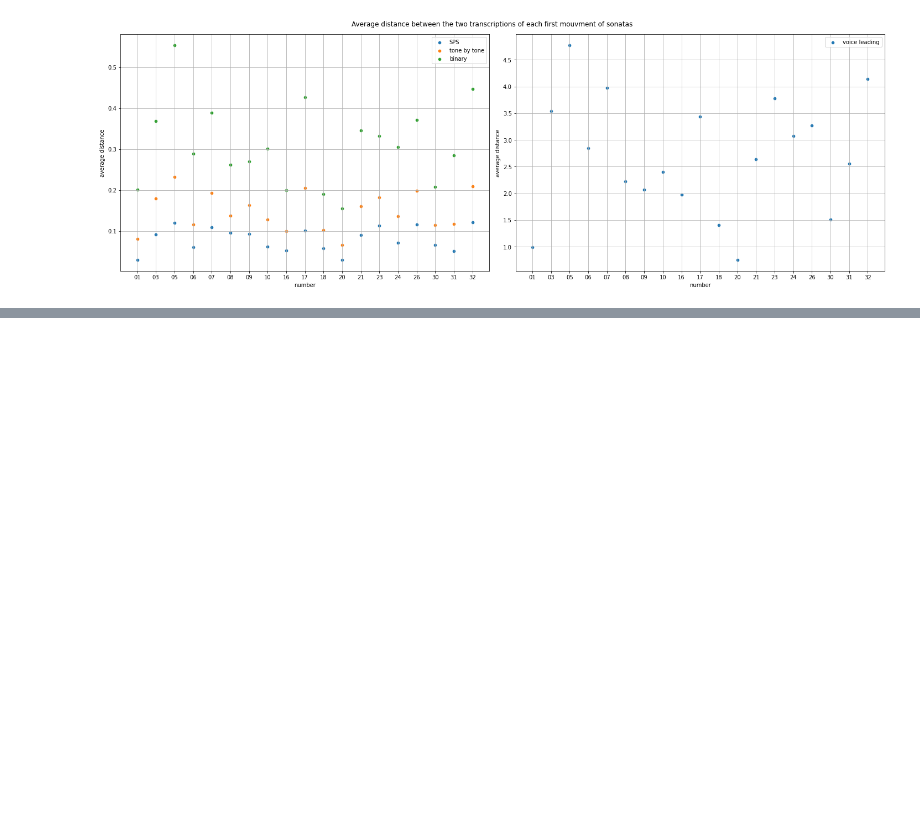
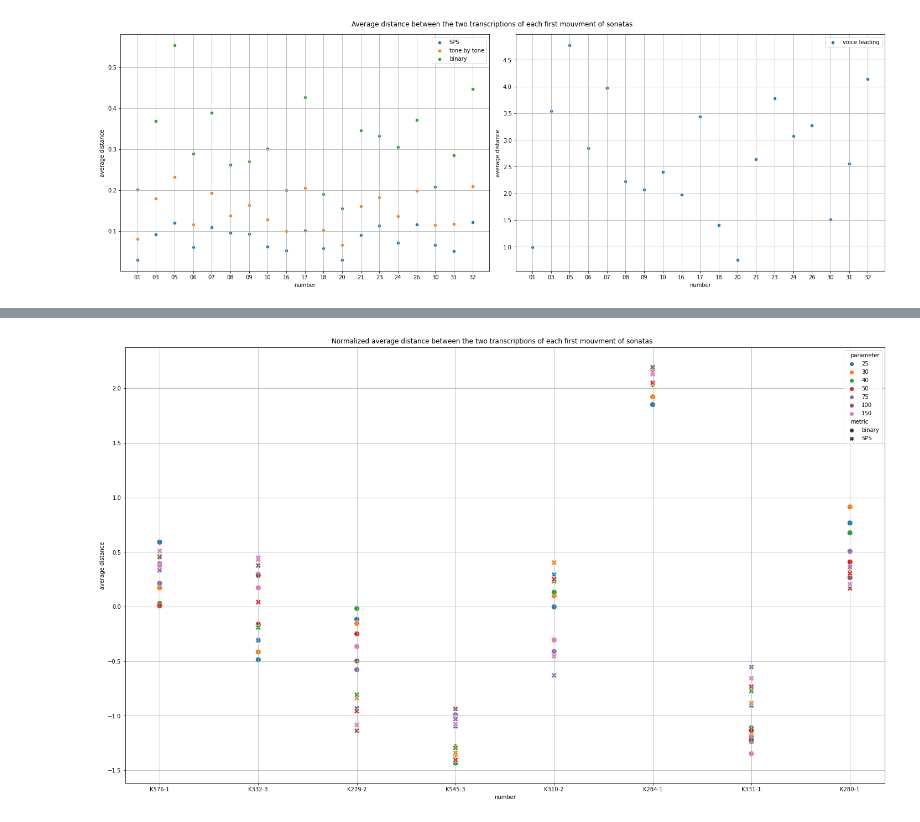
Before and after one commit to DCMLab/chord-eval, a Jupyter notebook: NoteBooks/data_comparison.ipynb, the cells around one changed output, grey strips where cells are left out. Cells and saved outputs as stored; diff of their text form; code cells hidden in the pictures; blank space fills up the shorter version.

```diff
--- a/NoteBooks/data_comparison.ipynb
+++ b/NoteBooks/data_comparison.ipynb
@@ -121,0 +181,11 @@ Name: 2258, dtype: object
+# %%
+fig, axs = plt.subplots(1,1,figsize=(20,12))
+
+sns.scatterplot(data=corpus_df_l, x='name', y='dist_normalized', hue='parameter', style='metric', s=100)
+axs.grid()
+axs.set(xlabel='number', ylabel='average distance')
+
+fig.suptitle('Normalized average distance between the two transcriptions of each first mouvment of sonatas');
+fig.tight_layout()
+# %% [output]
+[figure, added]
```
Also changed, not shown: parts of 21 cells of this notebook, 1 other file.
